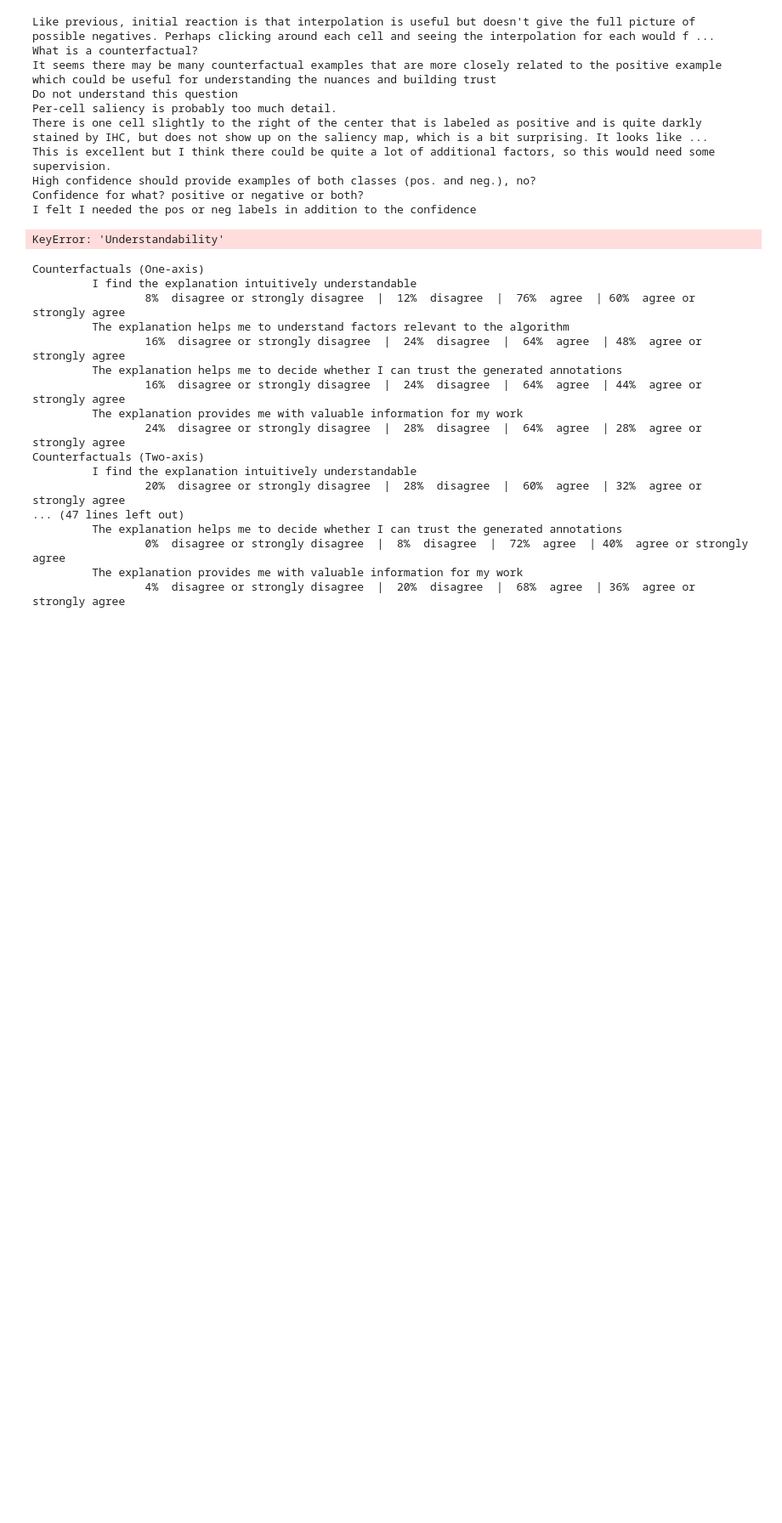
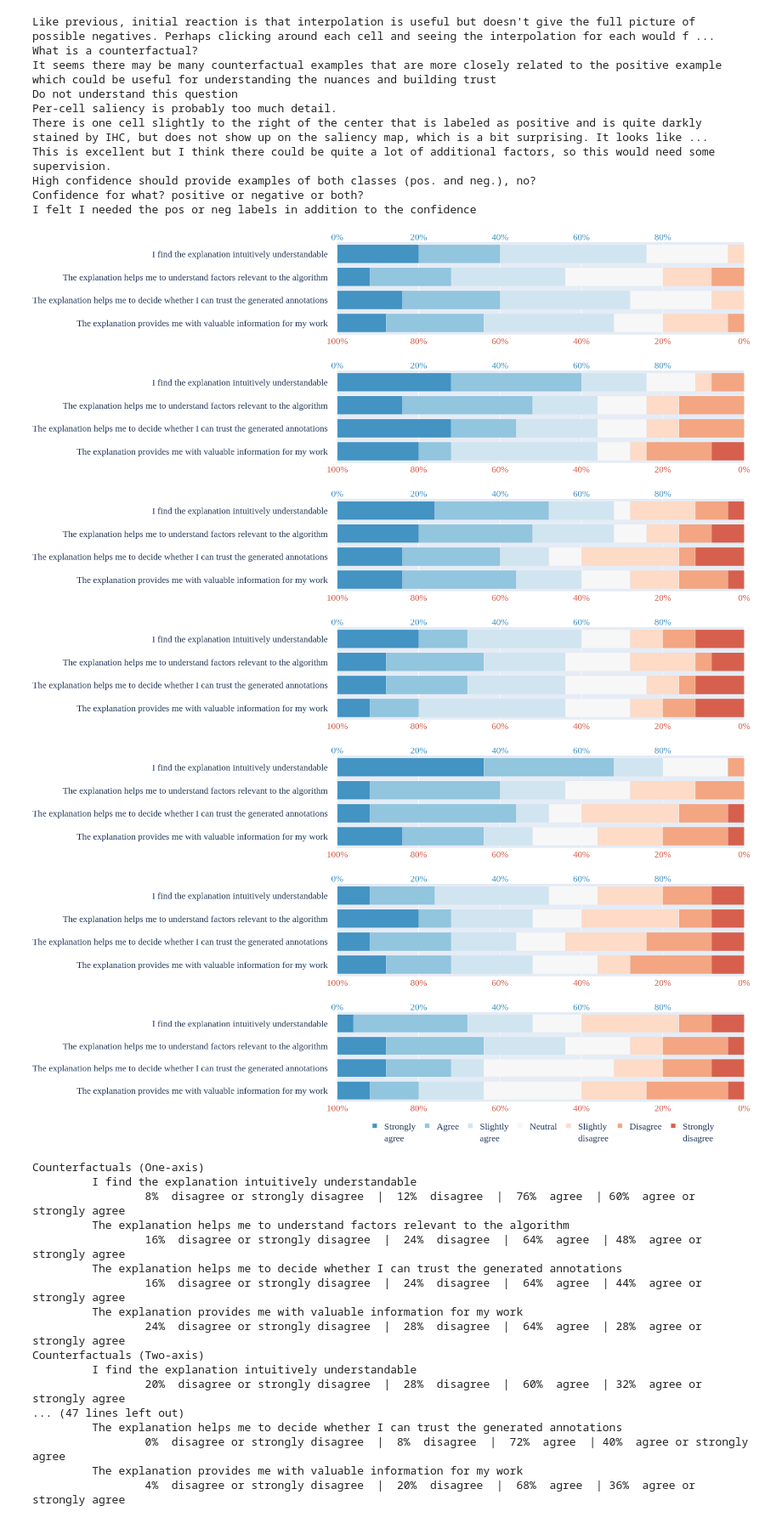
Before and after one commit to theodore-evans/xai-in-digital-pathology, a Jupyter notebook: DataProcessing/data_processing.ipynb, the cells around one changed output. Shown at 85% size. Drawn from its saved outputs; the diff is of its cells as text; code cells hidden in the pictures; blank space fills up the shorter version.

```diff
--- a/DataProcessing/data_processing.ipynb
+++ b/DataProcessing/data_processing.ipynb
@@ -304,36 +304,15 @@ def stackedBarChartDF(
 palette = [plotly.colors.diverging.RdBu[n] for n in [2, 3, 4, 5, 6, 7, 8]]  # type: ignore
 space = " " * 4
 labels = [
-    f"I find the explanation{space}<br>intuitively understandable{space}",
-    f"The explanation helps me to understand{space}<br>factors relevant to the algorithm{space}",
-    f"The explanation helps me to decide whether{space}<br> I can trust the generated annotations{space}",
-    f"The explanation provides me with{space}<br>valuable information for my work{space}",
+    f"I find the explanation intuitively understandable{space}",
+    f"The explanation helps me to understand factors relevant to the algorithm{space}",
+    f"The explanation helps me to decide whether I can trust the generated annotations{space}",
+    f"The explanation provides me with valuable information for my work{space}",
 ]
-
-counters = []
-
-# for name, df in result_dataframes.items():
-#     fig, counter = stackedBarChartDF(
-#         df,
-#         name,
-#         palette,
-#         labels=labels,
-#         web_display=True,
-#         save_fig=False,
-#         save_dir=figure_save_dir,
-#         font={'size':14},
-#         width=1200,
-#         height=400
-#     )
-
-#     px.imshow(df.corr(method='spearman'), zmin=0, width = 500, height=300).show()
-
-#     for comment in comments[name]:
-#         print(comment)
-#     counters.append(counter)
 # %%
 for name, df in result_dataframes.items():
     df.columns = labels
+    method='spearman'
     px.imshow(
         df.corr(method=method),
         title=f"{method} correlation between responses for {name}",
@@ -385,19 +364,13 @@ px.imshow(
 index=0
 width = 1900
 font={'size':24,'family':'Times New Roman'}
-labels = [
-    f"I find the explanation intuitively understandable{space}",
-    f"The explanation helps me to understand factors relevant to the algorithm{space}",
-    f"The explanation helps me to decide whether I can trust the generated annotations{space}",
-    f"The explanation provides me with valuable information for my work{space}",
-]
 
-for index, name in enumerate(index_sorted_by_usability[:-1]):
+for index, name in enumerate(index_sorted[:-1]):
     stackedBarChartDF(
         result_dataframes[name],
         name,
         palette,
-        labels=labels,
+        attributes=labels,
         showlegend=False,
         web_display=False,
         save_fig=True,
@@ -414,38 +387,44 @@ for index, name in enumerate(index_sorted_by_usability[:-1]):
         )
     )
 
-final_index = index_sorted_by_usability[-1]
+final_index = index_sorted[-1]
 stackedBarChartDF(
         result_dataframes[final_index],
         final_index,
         palette,
-        labels=labels,
+        attributes=labels,
         showlegend=True,
         web_display=False,
         save_fig=True,
         save_dir=figure_save_dir,
         save_name=f"{index+1}_{final_index}",
         font=font,
         width=width,
         height=380,
         margin=dict(
             r=2,
             l=0,
             t=10,
             b=80,
         ),
         legend=dict(
             font=font,
             orientation="h",
             yanchor="bottom",
             y=-0.5,
             xanchor="center",
             x=0.5,
             valign="top",
             itemwidth=40),
     )
 # %% [output]
-KeyError: 'Understandability'
+[figure, added]
+[figure, added]
+[figure, added]
+[figure, added]
+[figure, added]
+[figure, added]
+[figure, added]
 # %%
 labels = [
     f"I find the explanation intuitively understandable",
```
Also changed, not shown: 7 other files.
